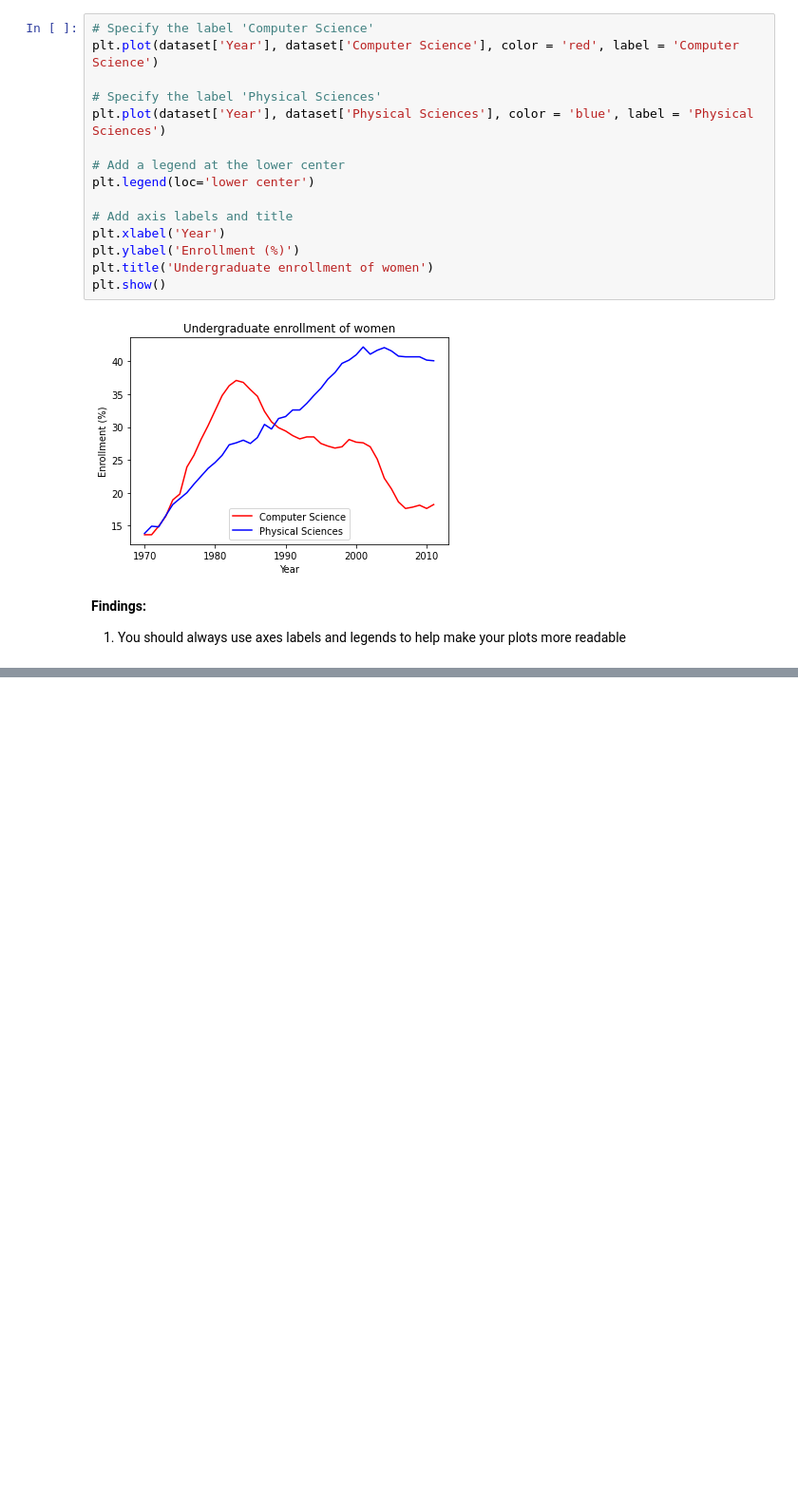
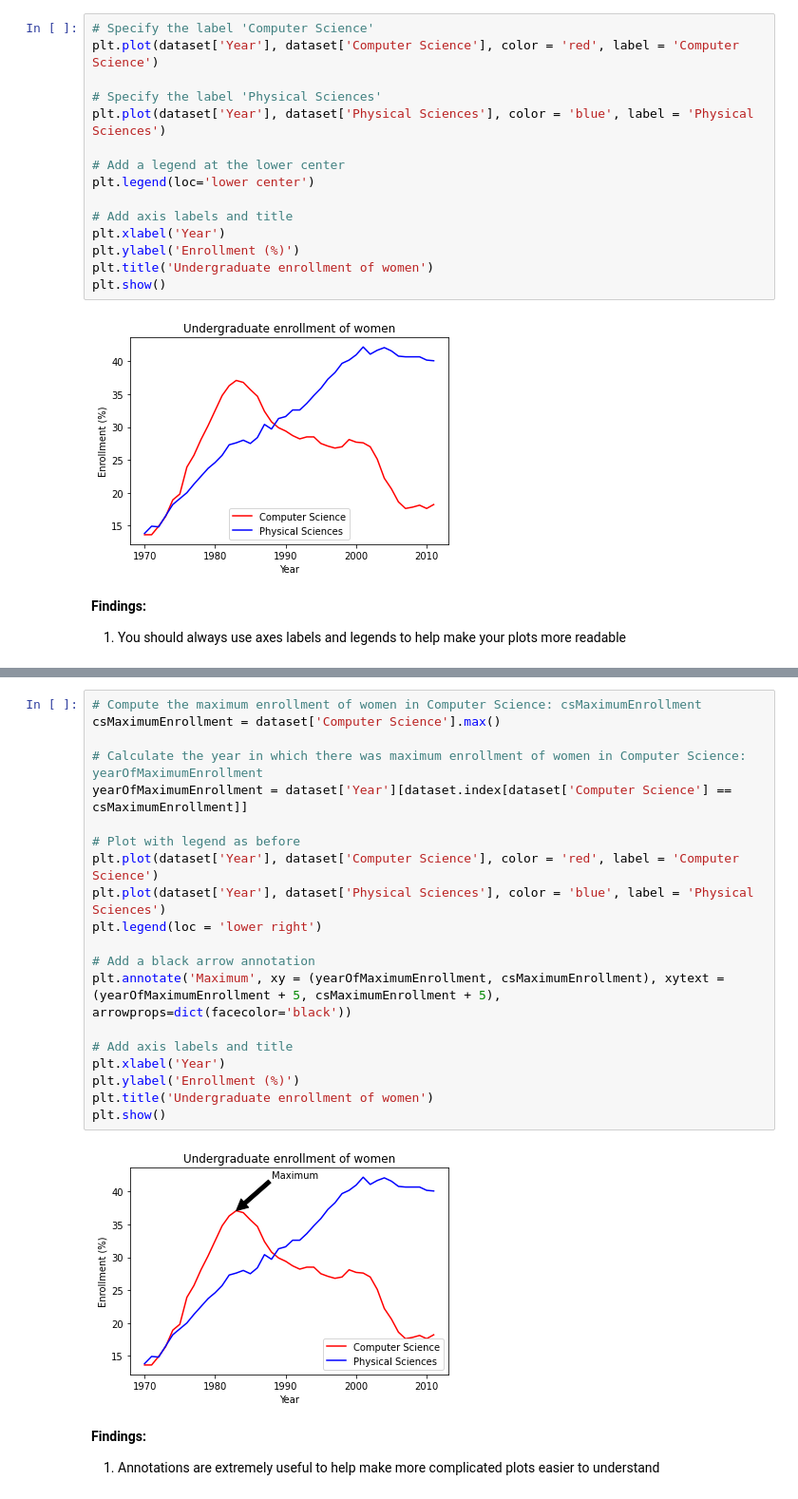
Before and after one commit to zaedulislam/Introduction_to_Data_Visualization_in_Python, a Jupyter notebook: Customizing plots/Customizing plots.ipynb, the cells around one changed output, grey strips where cells are left out. Shown at 95% size. Saved outputs shown, nothing was run; the diff lists cells and outputs as text; blank space fills up the shorter version.

Commit message:
Complete Using annotate()

```diff
--- a/Customizing plots/Customizing plots.ipynb
+++ b/Customizing plots/Customizing plots.ipynb
@@ -257,0 +266,25 @@ plt.show()
+# %%
+# Compute the maximum enrollment of women in Computer Science: csMaximumEnrollment
+csMaximumEnrollment = dataset['Computer Science'].max()
+
+# Calculate the year in which there was maximum enrollment of women in Computer Science: yearOfMaximumEnrollment
+yearOfMaximumEnrollment = dataset['Year'][dataset.index[dataset['Computer Science'] == csMaximumEnrollment]]
+
+# Plot with legend as before
+plt.plot(dataset['Year'], dataset['Computer Science'], color = 'red', label = 'Computer Science')
+plt.plot(dataset['Year'], dataset['Physical Sciences'], color = 'blue', label = 'Physical Sciences')
+plt.legend(loc = 'lower right')
+
+# Add a black arrow annotation
+plt.annotate('Maximum', xy = (yearOfMaximumEnrollment, csMaximumEnrollment), xytext = (yearOfMaximumEnrollment + 5, csMaximumEnrollment + 5), arrowprops=dict(facecolor='black'))
+
+# Add axis labels and title
+plt.xlabel('Year')
+plt.ylabel('Enrollment (%)')
+plt.title('Undergraduate enrollment of women')
+plt.show()
+# %% [output]
+[figure, added]
+# %% [markdown]
+**Findings:**
+1. Annotations are extremely useful to help make more complicated plots easier to understand
```
Also changed, not shown: parts of 2 cells of this notebook.
